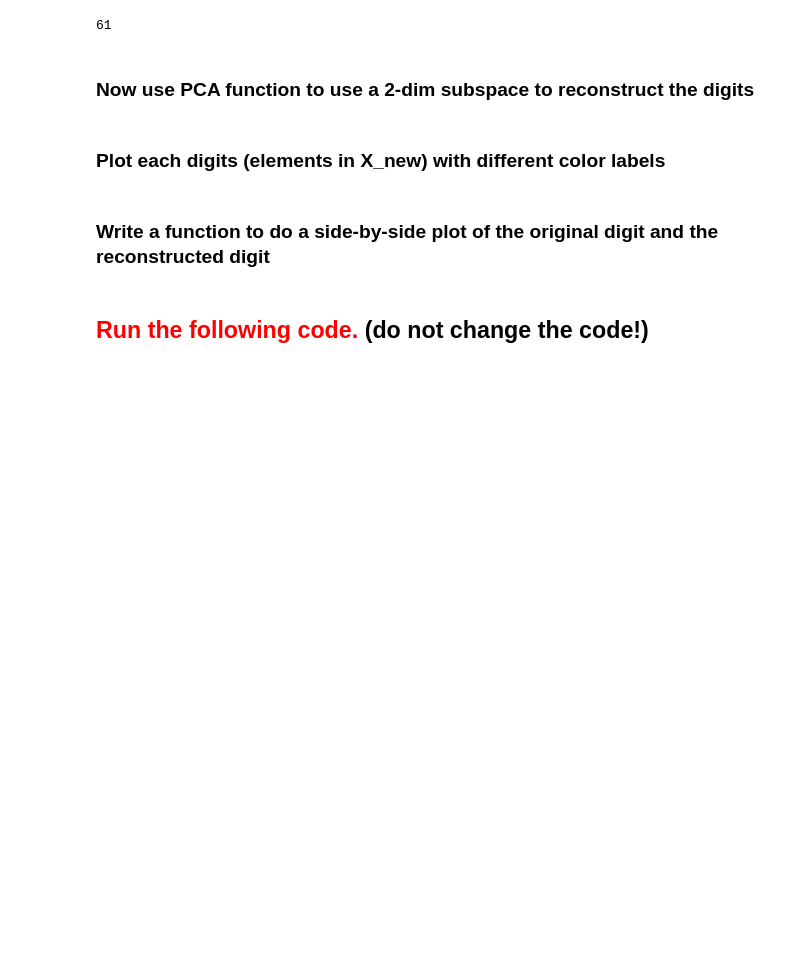
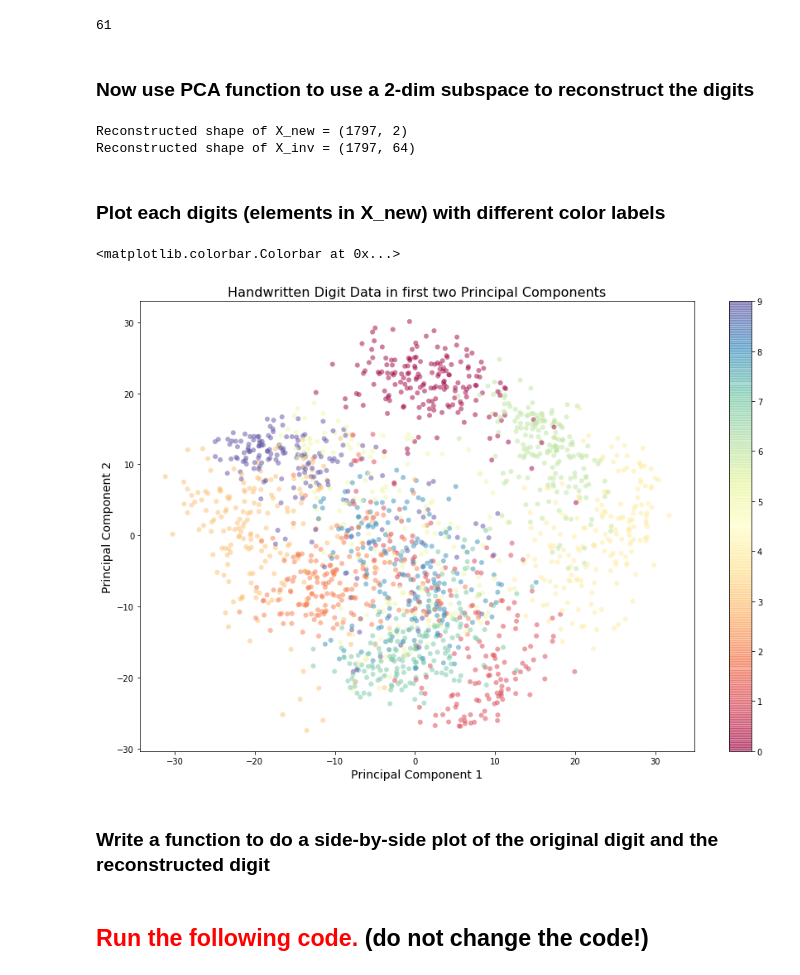
Before and after one commit to Chenghan-Sun/Unsupervised-Learning, a Jupyter notebook: notebooks/CS_STA142B_Project-1.ipynb, the cells around one changed output. Saved outputs shown, nothing was run; the diff lists cells and outputs as text; code cells hidden in the pictures; blank space fills up the shorter version.

```diff
--- a/notebooks/CS_STA142B_Project-1.ipynb
+++ b/notebooks/CS_STA142B_Project-1.ipynb
@@ -256,12 +260,15 @@ np.linalg.matrix_rank(cov)
 ## set the random_state = 12 for the PCA function ! this is important for your grade.
 
 ## your code starts here
-
-
-
-
-
-
+pca = PCA(2, random_state=12)
+pca.fit(X)  # apply PCA which maps 64 to 2 dimensions
+X_new = pca.transform(X)
+print(f"Reconstructed shape of X_new = {X_new.shape}")
+X_inv = pca.inverse_transform(X_new)
+print(f"Reconstructed shape of X_inv = {X_inv.shape}")
 ## end here
+# %% [output]
+Reconstructed shape of X_new = (1797, 2)
+Reconstructed shape of X_inv = (1797, 64)
 # %% [markdown]
 ### Plot each digits (elements in X_new) with different color labels
@@ -276,3 +275,16 @@ np.linalg.matrix_rank(cov)
+# %%
+## your code starts here
+plt.figure(figsize=(15,10))
+plt.scatter(X_new[:,0], X_new[:,1], c=digits.target,
+            edgecolor='none', alpha=0.5, cmap=plt.cm.get_cmap('Spectral'))
+plt.xlabel("Principal Component 1", size=14)
+plt.ylabel("Principal Component 2", size=14)
+plt.title("Handwritten Digit Data in first two Principal Components",size=16)
+plt.colorbar()
+## end here
+# %% [output]
+<matplotlib.colorbar.Colorbar at 0x...>
+[figure, added]
 # %% [markdown]
 ### Write a function to do a side-by-side plot of the original digit and the reconstructed digit
 # %%
```
Also changed, not shown: parts of 7 cells of this notebook.
